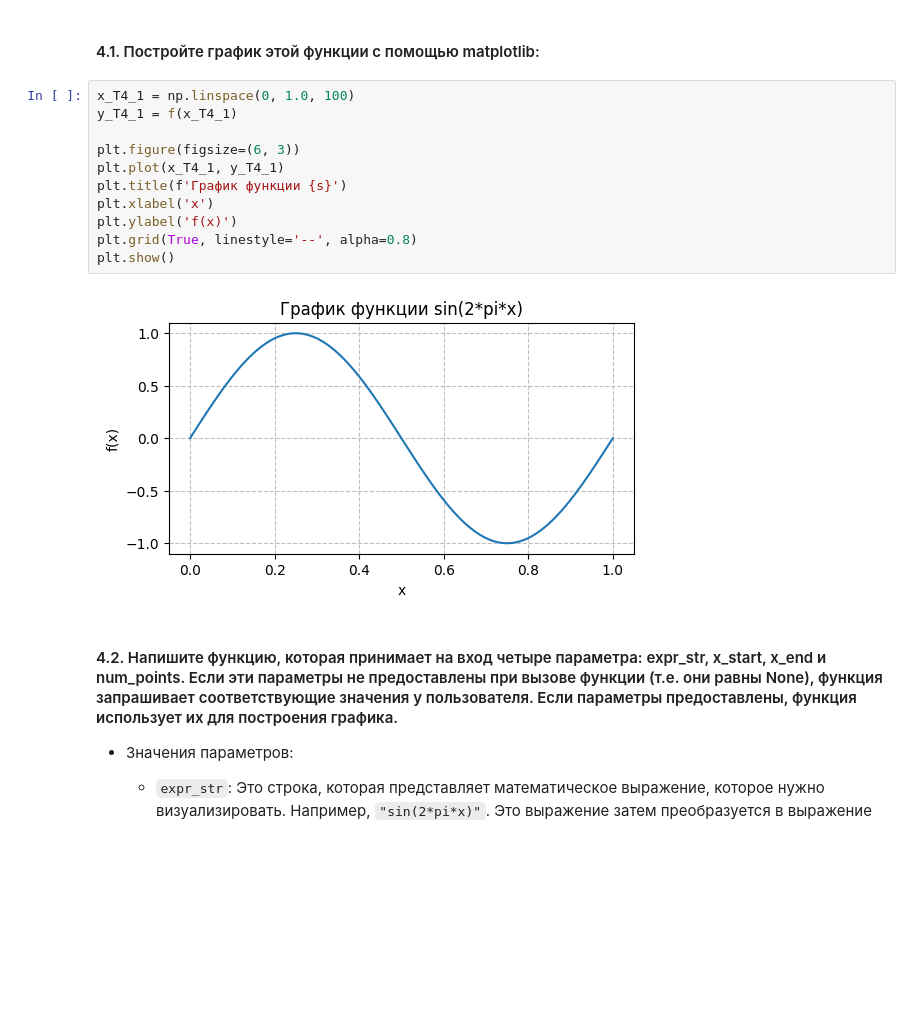
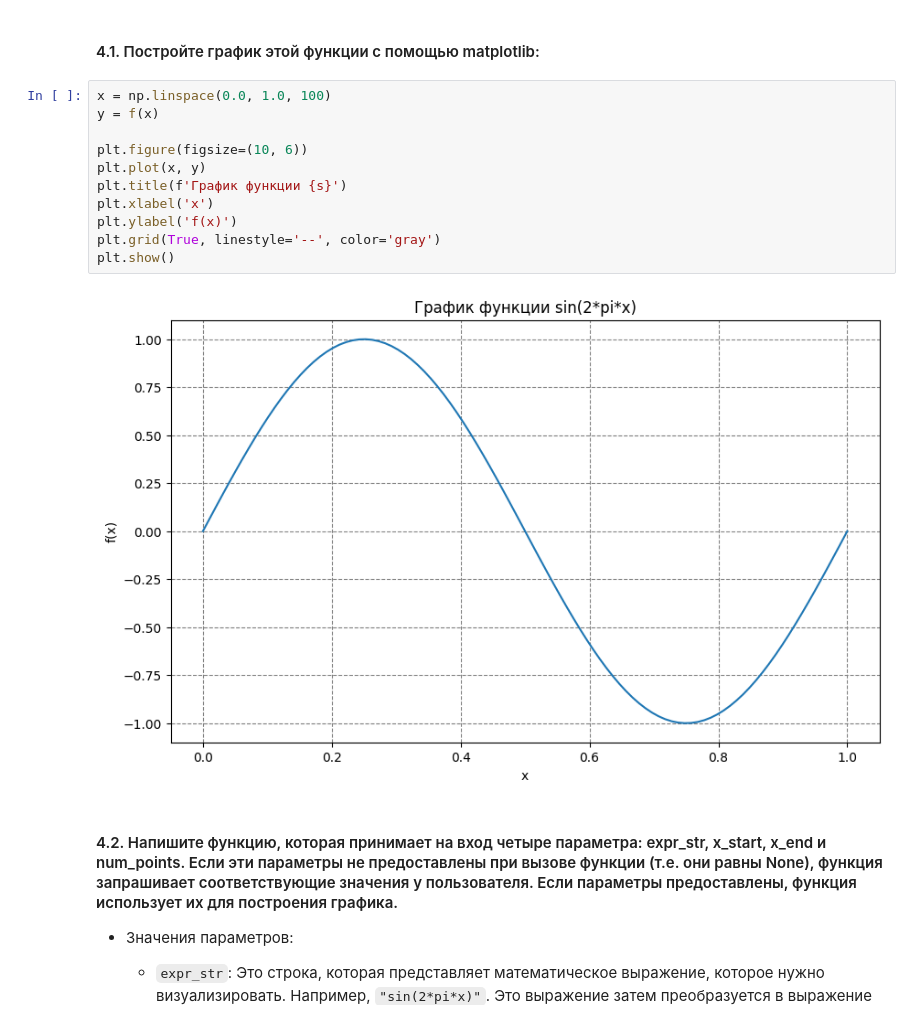
Before and after one commit to alexmordashov/University, a Jupyter notebook: 7. Библиотека SymPy/Практическая_работа_№7_Библиотека_SymPy.ipynb, the cells around one changed output. Saved outputs shown, nothing was run; the diff lists cells and outputs as text; blank space fills up the shorter version.

```diff
--- a/7. Библиотека SymPy/Практическая_работа_№7_Библиотека_SymPy.ipynb
+++ b/7. Библиотека SymPy/Практическая_работа_№7_Библиотека_SymPy.ipynb
@@ -139,16 +135,16 @@ f(1.0)
 # %% [markdown]
 #### 4.1. Постройте график этой функции с помощью matplotlib:
 # %%
-x_T4_1 = np.linspace(0, 1.0, 100)
-y_T4_1 = f(x_T4_1)
+x = np.linspace(0.0, 1.0, 100)
+y = f(x)
 
-plt.figure(figsize=(6, 3))
-plt.plot(x_T4_1, y_T4_1)
+plt.figure(figsize=(10, 6))
+plt.plot(x, y)
 plt.title(f'График функции {s}')
 plt.xlabel('x')
 plt.ylabel('f(x)')
-plt.grid(True, linestyle='--', alpha=0.8)
+plt.grid(True, linestyle='--', color='gray')
 plt.show()
 # %% [output]
-[figure, old version]
+[figure, new version]
 # %% [markdown]
```
Also changed, not shown: parts of 25 cells of this notebook.
